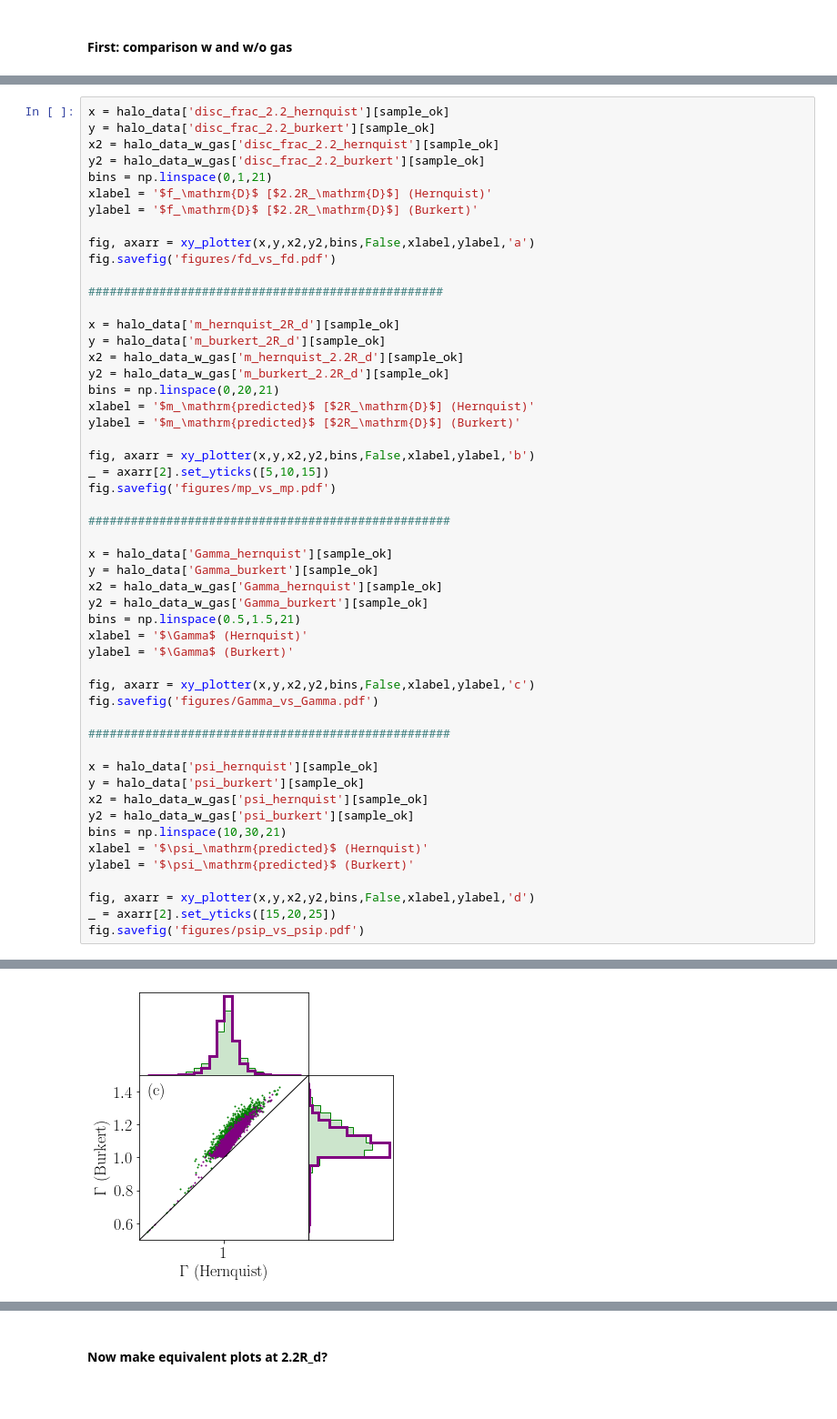
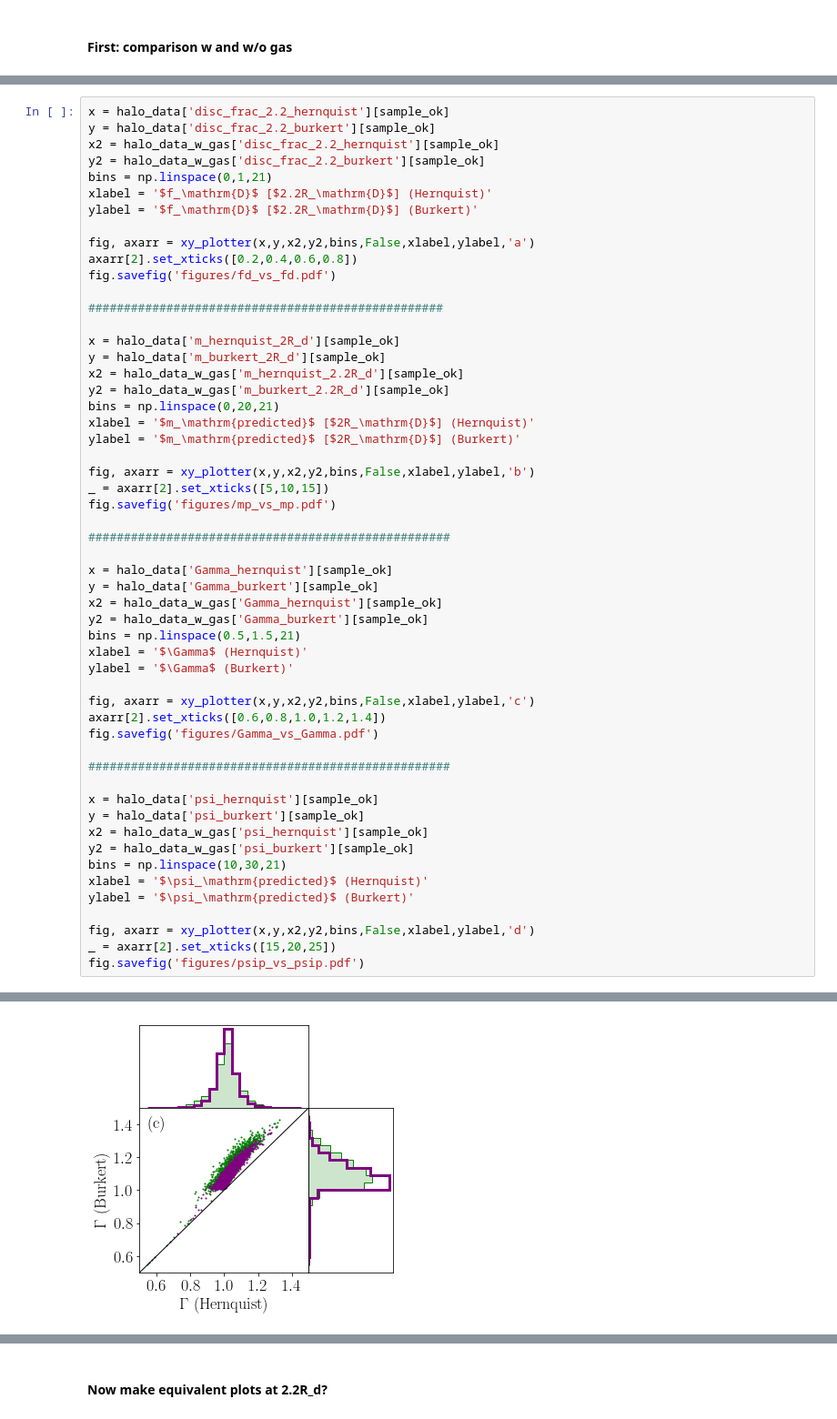
Before and after one commit to RossHart/Donghia_paper, a Jupyter notebook: science_1.ipynb, the cells around one changed output, grey strips where cells are left out. Shown at 91% size. Drawn from its saved outputs; the diff is of its cells as text.

```diff
--- a/science_1.ipynb
+++ b/science_1.ipynb
@@ -191,6 +190,7 @@ xlabel = '$f_\mathrm{D}$ [$2.2R_\mathrm{D}$] (Hernquist)'
 ylabel = '$f_\mathrm{D}$ [$2.2R_\mathrm{D}$] (Burkert)'
 
 fig, axarr = xy_plotter(x,y,x2,y2,bins,False,xlabel,ylabel,'a')
+axarr[2].set_xticks([0.2,0.4,0.6,0.8])
 fig.savefig('figures/fd_vs_fd.pdf')
 
 ##################################################
@@ -204,7 +204,7 @@ xlabel = '$m_\mathrm{predicted}$ [$2R_\mathrm{D}$] (Hernquist)'
 ylabel = '$m_\mathrm{predicted}$ [$2R_\mathrm{D}$] (Burkert)'
 
 fig, axarr = xy_plotter(x,y,x2,y2,bins,False,xlabel,ylabel,'b')
-_ = axarr[2].set_yticks([5,10,15])
+_ = axarr[2].set_xticks([5,10,15])
 fig.savefig('figures/mp_vs_mp.pdf')
 
 ###################################################
@@ -218,6 +218,7 @@ xlabel = '$\Gamma$ (Hernquist)'
 ylabel = '$\Gamma$ (Burkert)'
 
 fig, axarr = xy_plotter(x,y,x2,y2,bins,False,xlabel,ylabel,'c')
+axarr[2].set_xticks([0.6,0.8,1.0,1.2,1.4])
 fig.savefig('figures/Gamma_vs_Gamma.pdf')
 
 ###################################################
@@ -231,7 +232,7 @@ xlabel = '$\psi_\mathrm{predicted}$ (Hernquist)'
 ylabel = '$\psi_\mathrm{predicted}$ (Burkert)'
 
 fig, axarr = xy_plotter(x,y,x2,y2,bins,False,xlabel,ylabel,'d')
-_ = axarr[2].set_yticks([15,20,25])
+_ = axarr[2].set_xticks([15,20,25])
 fig.savefig('figures/psip_vs_psip.pdf')
 # %% [output]
 x : 0.23332657277355284 +0.14242457267019992 -0.1051133665969069
@@ -255 +260 @@ y2 : 19.542047028435977 +1.6919349561058183 -2.259314025680098
-[figure, old version]
+[figure, new version]
```
Also changed, not shown: parts of 4 cells of this notebook.
